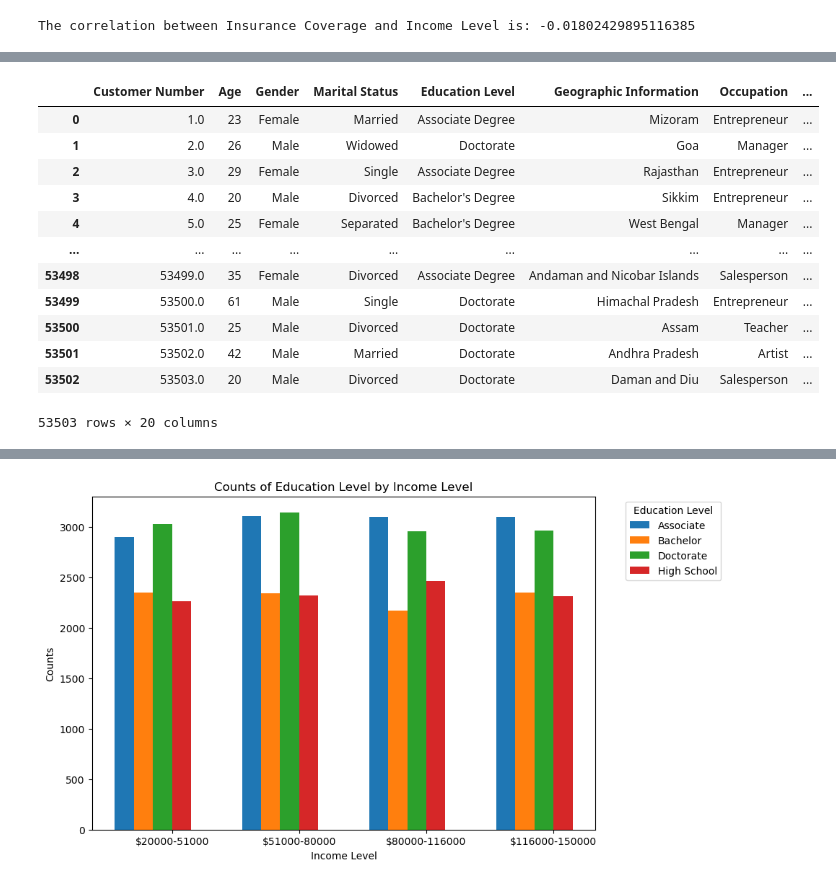
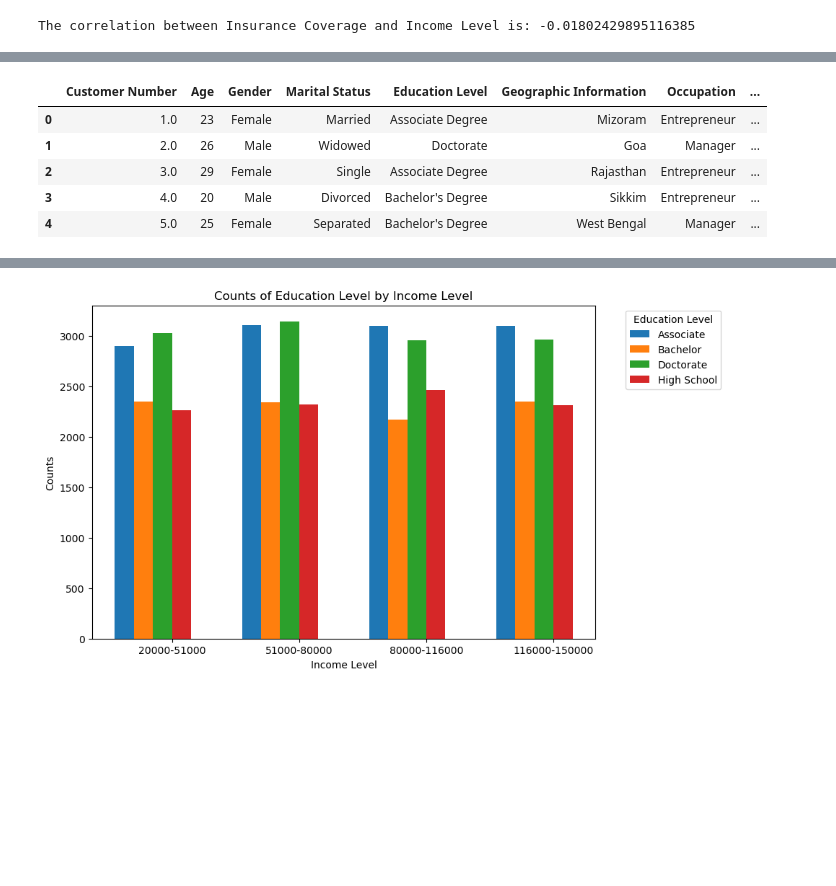
Before and after one commit to cecestreet/UCB-Project-One, a Jupyter notebook: Customer_Segmentation_Analysis_Group.ipynb, the cells around one changed output, grey strips where cells are left out. Drawn from its saved outputs; the diff is of its cells as text; code cells hidden in the pictures; blank space fills up the shorter version.

```diff
--- a/Customer_Segmentation_Analysis_Group.ipynb
+++ b/Customer_Segmentation_Analysis_Group.ipynb
@@ -111,21 +123,16 @@ scatter_plot
 # %%
+# Establish the bins
 income_bins = [20000, 51000, 80000, 116000, 150000]
-labels = ["$20000-51000", "$51000-80000", "$80000-116000","$116000-150000"]
+labels = ["20000-51000", "51000-80000", "80000-116000","116000-150000"]
 # %%
+# Take the "Income Level" column, bin it according to the specified bins, assign labels to each bin, replace original column
 cs_df['Income Level']=pd.cut(cs_df['Income Level'],bins=income_bins,labels=labels,include_lowest=True)
-cs_df
+cs_df.head()
 # %% [output]
 |  | Customer Number | Age | Gender | Marital Status | Education Level | Geographic Information | Occupation | ... |
 | 0 | 1.0 | 23 | Female | Married | Associate Degree | Mizoram | Entrepreneur | ... |
 | 1 | 2.0 | 26 | Male | Widowed | Doctorate | Goa | Manager | ... |
 | 2 | 3.0 | 29 | Female | Single | Associate Degree | Rajasthan | Entrepreneur | ... |
 | 3 | 4.0 | 20 | Male | Divorced | Bachelor's Degree | Sikkim | Entrepreneur | ... |
 | 4 | 5.0 | 25 | Female | Separated | Bachelor's Degree | West Bengal | Manager | ... |
-| ... | ... | ... | ... | ... | ... | ... | ... | ... |
-| 53498 | 53499.0 | 35 | Female | Divorced | Associate Degree | Andaman and Nicobar Islands | Salesperson | ... |
-| 53499 | 53500.0 | 61 | Male | Single | Doctorate | Himachal Pradesh | Entrepreneur | ... |
-| 53500 | 53501.0 | 25 | Male | Divorced | Doctorate | Assam | Teacher | ... |
-| 53501 | 53502.0 | 42 | Male | Married | Doctorate | Andhra Pradesh | Artist | ... |
-| 53502 | 53503.0 | 20 | Male | Divorced | Doctorate | Daman and Diu | Salesperson | ... |
-53503 rows × 20 columns
 # %%
```
Also changed, not shown: parts of 24 cells of this notebook, 7 other files.
